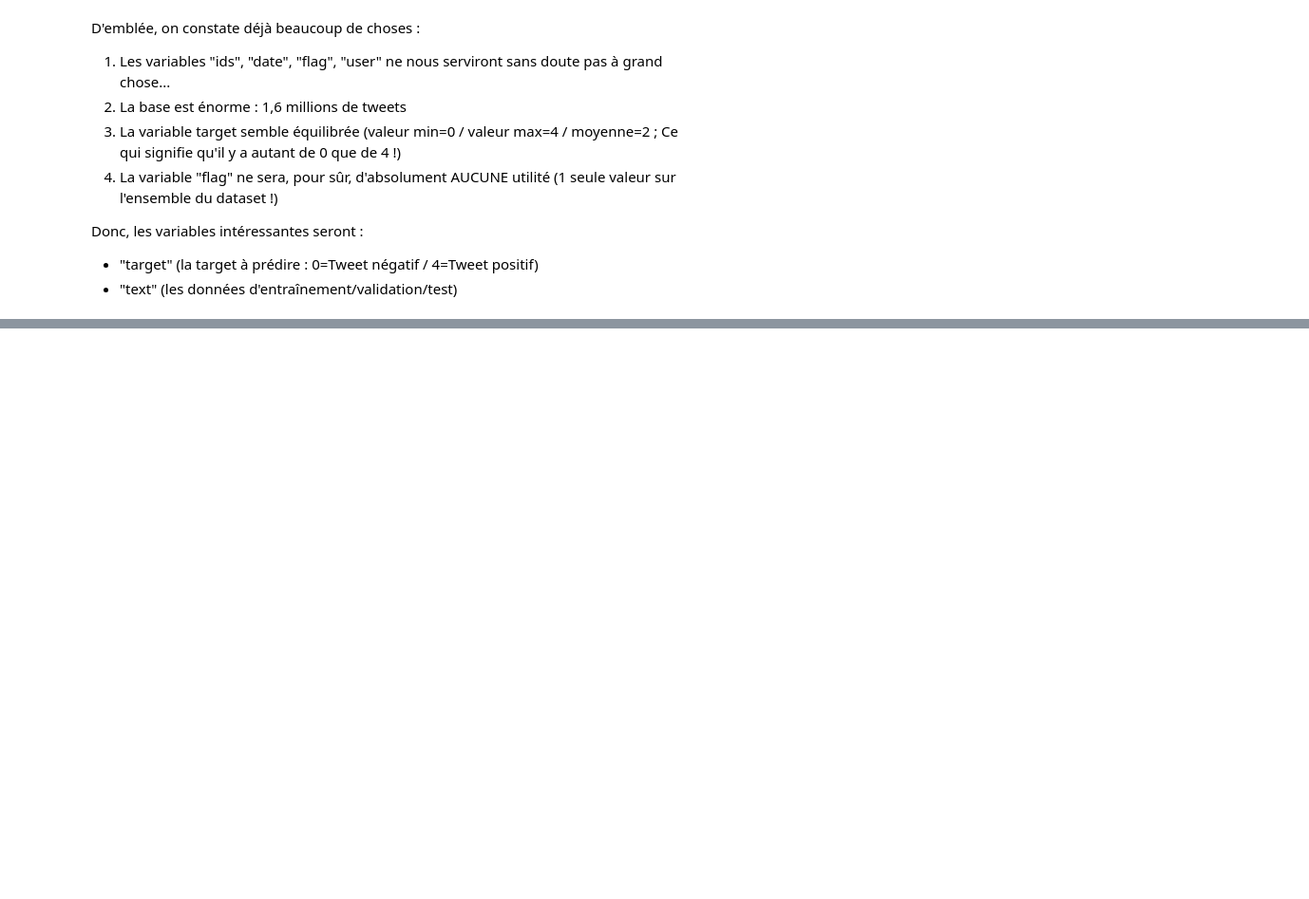
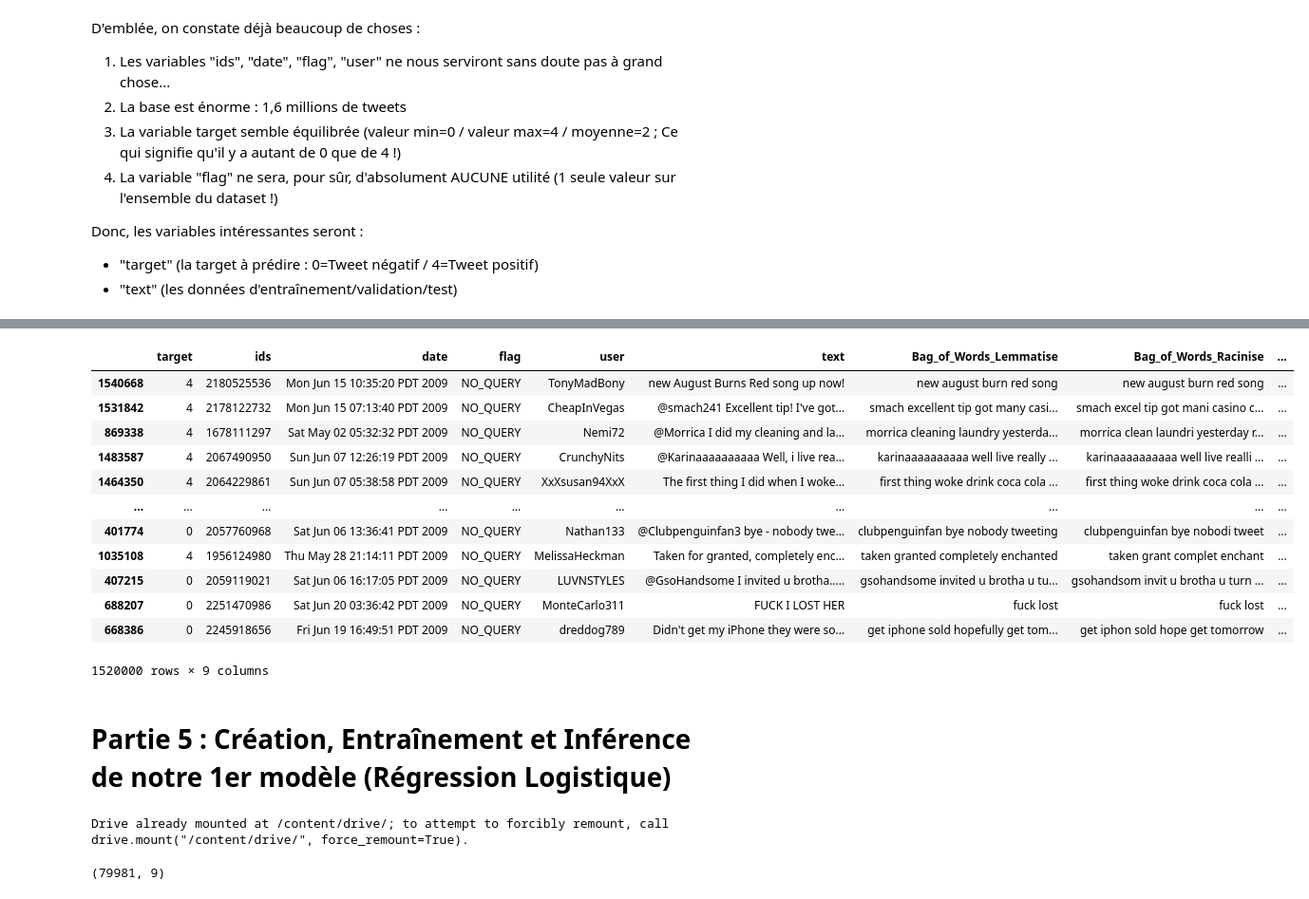
Before and after one commit to Jojo31100/Projet_7-Air_Paradis-PUBLIC, a Jupyter notebook: AirParadis_Notebook.ipynb, the cells around one changed output, grey strips where cells are left out. Shown: that part at 95% size. Cells and saved outputs as stored; diff of their text form; code cells hidden in the pictures; blank space fills up the shorter version.

```diff
--- a/AirParadis_Notebook.ipynb
+++ b/AirParadis_Notebook.ipynb
@@ -390,0 +475,16 @@ Taille du dataset : 8000 individus, et 6 variables
+# %%
+#Sur le dataframe de test
+#On passe le texte dans la fonction de nettoyage/tokensisation/lemmatisation pour le Bag of Words ou l'Embedding
+print("\nTraitement textuel : Bag of Words/Embedding + Lemmatisation")
+subDataframe_Test["Bag_of_Words_Lemmatise"] = _textCleaning(subDataframe_Test, "text", 0, 0, "english", "Lem") #Pour l'instant, on ne supprime pas les mots de moins de X caractères ou présent plus de X fois (on reviendra adapter si nécessaire)
+subDataframe_Test["Bag_of_Words_Lemmatise"] = subDataframe_Test["Bag_of_Words_Lemmatise"].apply(lambda tokens: " ".join(tokens))
+
+#On passe le texte dans la fonction de nettoyage/tokensisation/racinisation pour le Bag of Words ou l'Embedding
+print("\nTraitement textuel : Bag of Words/Embedding + Racinisation")
+subDataframe_Test["Bag_of_Words_Racinise"] = _textCleaning(subDataframe_Test, "text", 0, 0, "english", "Stem") #Pour l'instant, on ne supprime pas les mots de moins de X caractères ou présent plus de X fois (on reviendra adapter si nécessaire)
+subDataframe_Test["Bag_of_Words_Racinise"] = subDataframe_Test["Bag_of_Words_Racinise"].apply(lambda tokens: " ".join(tokens))
+
+#On passe le texte dans la fonction de nettoyage/tokensisation pour le Deep Learning
+print("\nTraitement textuel : Deep Learning")
+subDataframe_Test["Texte_DeepLearning"] = _textCleaning(subDataframe_Test, "text", 0, 0, "None", "None") #Pour l'instant, on ne supprime pas les mots de moins de X caractères ou présent plus de X fois (on reviendra adapter si nécessaire)
+subDataframe_Test["Texte_DeepLearning"] = subDataframe_Test["Texte_DeepLearning"].apply(lambda tokens: " ".join(tokens))
@@ -390,0 +513,16 @@ Taille du dataset : 8000 individus, et 6 variables
+# %%
+subDataframe_Test
+# %% [output]
+|  | target | ids | date | flag | user | text | Bag_of_Words_Lemmatise | Bag_of_Words_Racinise | ... |
+| 1540668 | 4 | 2180525536 | Mon Jun 15 10:35:20 PDT 2009 | NO_QUERY | TonyMadBony | new August Burns Red song up now! | new august burn red song | new august burn red song | ... |
+| 1531842 | 4 | 2178122732 | Mon Jun 15 07:13:40 PDT 2009 | NO_QUERY | CheapInVegas | @smach241 Excellent tip! I've got... | smach excellent tip got many casi... | smach excel tip got mani casino c... | ... |
+| 869338 | 4 | 1678111297 | Sat May 02 05:32:32 PDT 2009 | NO_QUERY | Nemi72 | @Morrica I did my cleaning and la... | morrica cleaning laundry yesterda... | morrica clean laundri yesterday r... | ... |
+| 1483587 | 4 | 2067490950 | Sun Jun 07 12:26:19 PDT 2009 | NO_QUERY | CrunchyNits | @Karinaaaaaaaaaa Well, i live rea... | karinaaaaaaaaaa well live really ... | karinaaaaaaaaaa well live realli ... | ... |
+| 1464350 | 4 | 2064229861 | Sun Jun 07 05:38:58 PDT 2009 | NO_QUERY | XxXsusan94XxX | The first thing I did when I woke... | first thing woke drink coca cola ... | first thing woke drink coca cola ... | ... |
+| ... | ... | ... | ... | ... | ... | ... | ... | ... | ... |
+| 401774 | 0 | 2057760968 | Sat Jun 06 13:36:41 PDT 2009 | NO_QUERY | Nathan133 | @Clubpenguinfan3 bye - nobody twe... | clubpenguinfan bye nobody tweeting | clubpenguinfan bye nobodi tweet | ... |
+| 1035108 | 4 | 1956124980 | Thu May 28 21:14:11 PDT 2009 | NO_QUERY | MelissaHeckman | Taken for granted, completely enc... | taken granted completely enchanted | taken grant complet enchant | ... |
+| 407215 | 0 | 2059119021 | Sat Jun 06 16:17:05 PDT 2009 | NO_QUERY | LUVNSTYLES | @GsoHandsome I invited u brotha..... | gsohandsome invited u brotha u tu... | gsohandsom invit u brotha u turn ... | ... |
+| 688207 | 0 | 2251470986 | Sat Jun 20 03:36:42 PDT 2009 | NO_QUERY | MonteCarlo311 | FUCK I LOST HER | fuck lost | fuck lost | ... |
+| 668386 | 0 | 2245918656 | Fri Jun 19 16:49:51 PDT 2009 | NO_QUERY | dreddog789 | Didn't get my iPhone they were so... | get iphone sold hopefully get tom... | get iphon sold hope get tomorrow | ... |
+1520000 rows × 9 columns
@@ -390,0 +545,12 @@ Taille du dataset : 8000 individus, et 6 variables
+# %% [markdown]
+# Partie 5 : Création, Entraînement et Inférence de notre 1er modèle (Régression Logistique)
+# %%
+#Connexion à Google Drive
+drive.mount("/content/drive/")
+
+#On charge nos données
+dataframe = pandas.read_csv("/content/drive/My Drive/Colab_Notebooks/Project_7/dataset/TextPrepared_Dataset_TrainVal.csv", sep=";")
+dataframe.shape
+# %% [output]
+Drive already mounted at /content/drive/; to attempt to forcibly remount, call drive.mount("/content/drive/", force_remount=True).
+(79981, 9)
```
Also changed, not shown: parts of 19 cells of this notebook.
